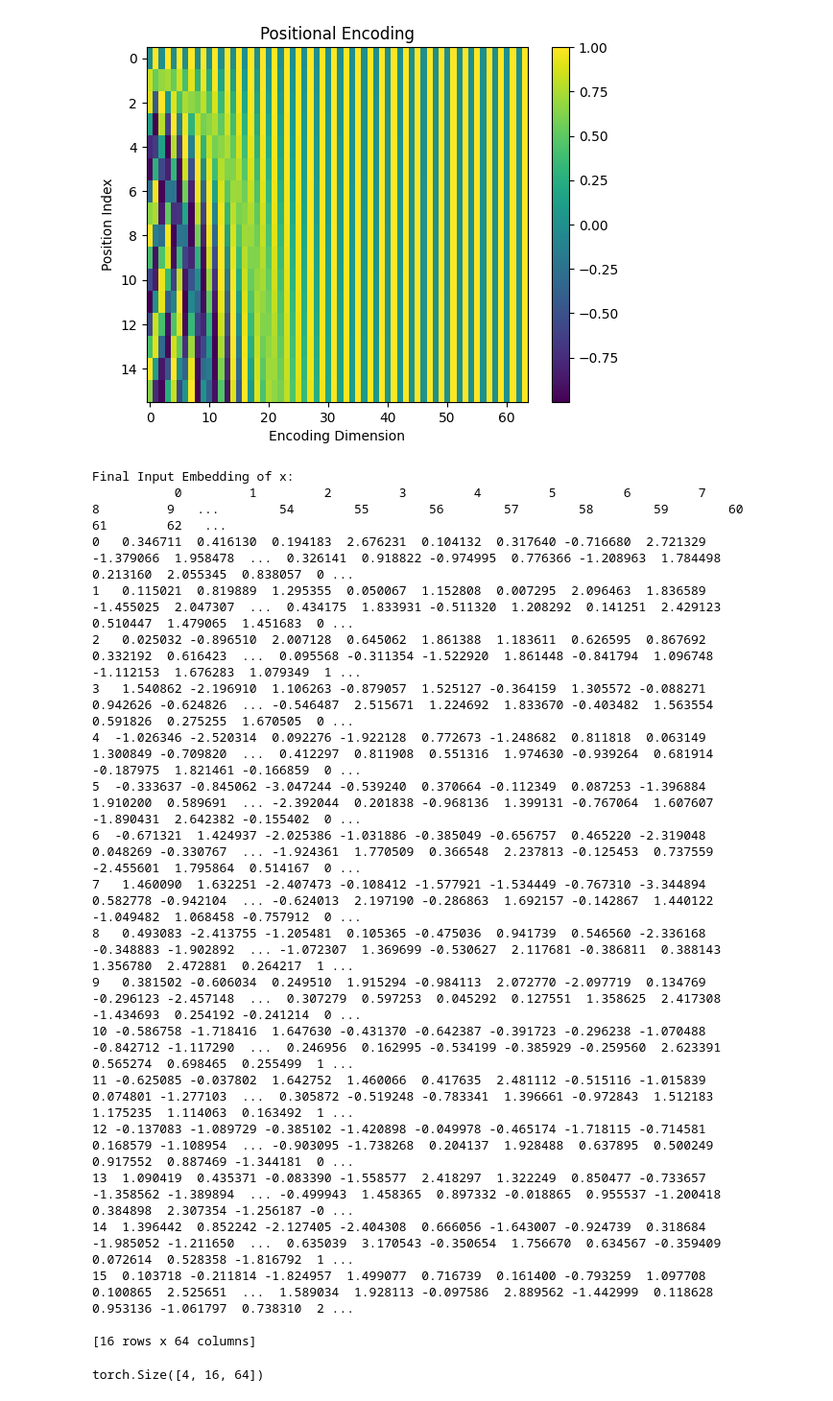
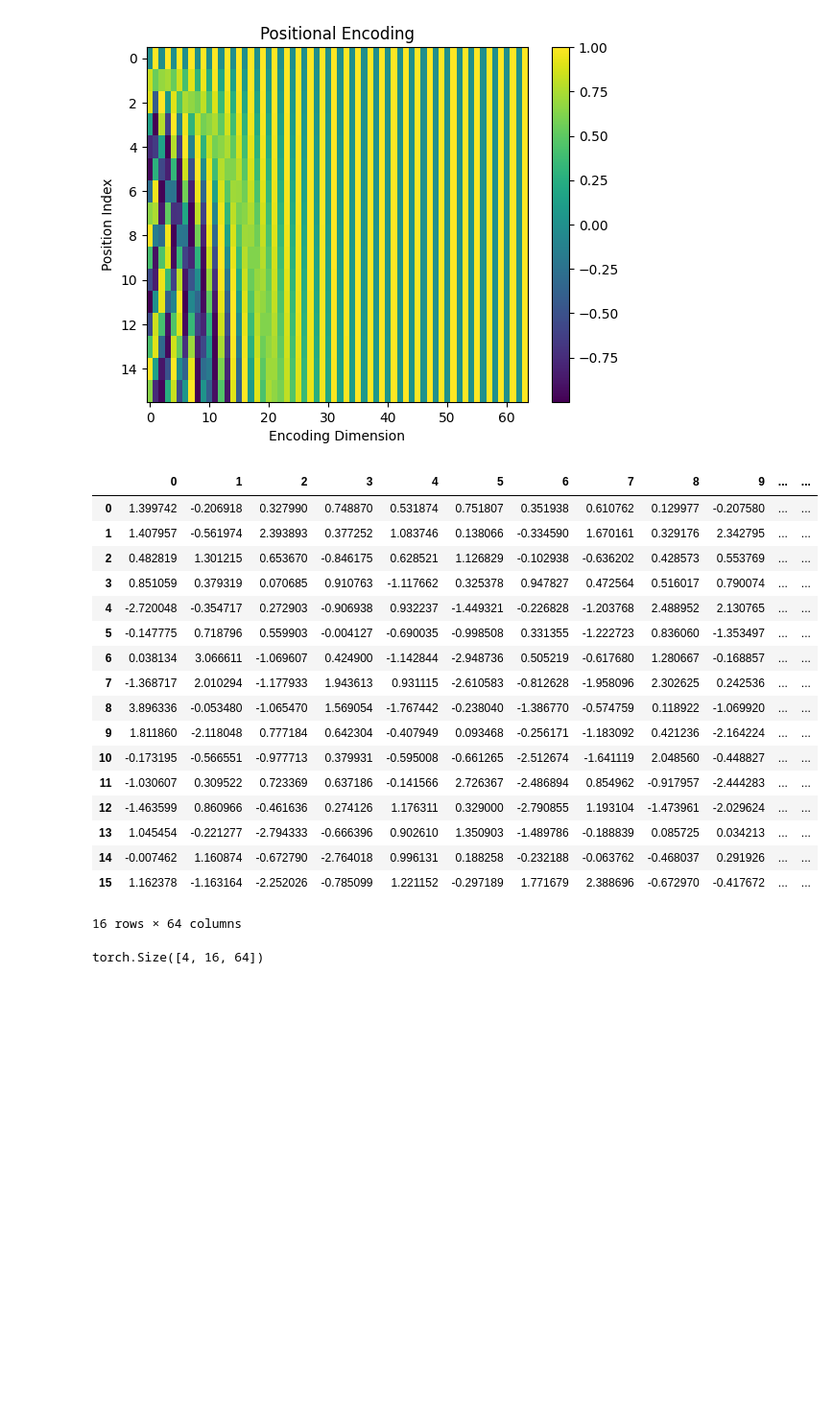
Before and after one commit to waylandzhang/Transformer-from-scratch, a Jupyter notebook: step-by-step.ipynb, the cells around one changed output. Shown at 96% size. Saved outputs shown, nothing was run; the diff lists cells and outputs as text; code cells hidden in the pictures; blank space fills up the shorter version.

```diff
--- a/step-by-step.ipynb
+++ b/step-by-step.ipynb
@@ -45,12 +45,11 @@ with open('sales_textbook.txt', 'r', encoding='utf-8') as f:
 # %%
 # Using TikToken to tokenize the source text
 encoding = tiktoken.get_encoding("cl100k_base")
-tokenized_text = encoding.encode(text) # size of tokenized source text is 77,919
-vocab_size = len(set(tokenized_text)) # size of vocabulary is 3,771
-max_token_value = max(tokenized_text)
+tokenized_text = encoding.encode(text)
+tokenized_text = torch.tensor(tokenized_text, dtype=torch.long, device=device) # Convert tokens into a tensor
+max_token_value = tokenized_text.max().item() # the maximum index value in our vocabulary
 
 print(f"Tokenized text size: {len(tokenized_text)}")
-print(f"Vocabulary size: {vocab_size}")
 print(f"The maximum value in the tokenized text is: {max_token_value}")
 # %% [output]
 Tokenized text size: 77919
@@ -173,31 +150,28 @@ visualize_pe(position_encoding_lookup_table2_np)
 [figure]
 # %%
 # Add positional encoding into the input embedding vector
-input_embedding_x = x + position_encoding_lookup_table # [4, 16, 64] [batch_size, context_length, d_model]
-input_embedding_y = y + position_encoding_lookup_table
-x_plot = input_embedding_x[0].detach().cpu().numpy()
-print("Final Input Embedding of x: \n", pd.DataFrame(x_plot))
+input_embedding_x = x_batch_embedding + position_encoding_lookup_table # [4, 16, 64] [batch_size, context_length, d_model]
+input_embedding_y = y_batch_embedding + position_encoding_lookup_table
+pd.DataFrame(input_embedding_x[0].detach().cpu().numpy())
 # %% [output]
+|  | 0 | 1 | 2 | 3 | 4 | 5 | 6 | 7 | 8 | 9 | ... | ... |
+| 0 | 1.399742 | -0.206918 | 0.327990 | 0.748870 | 0.531874 | 0.751807 | 0.351938 | 0.610762 | 0.129977 | -0.207580 | ... | ... |
+| 1 | 1.407957 | -0.561974 | 2.393893 | 0.377252 | 1.083746 | 0.138066 | -0.334590 | 1.670161 | 0.329176 | 2.342795 | ... | ... |
+| 2 | 0.482819 | 1.301215 | 0.653670 | -0.846175 | 0.628521 | 1.126829 | -0.102938 | -0.636202 | 0.428573 | 0.553769 | ... | ... |
+| 3 | 0.851059 | 0.379319 | 0.070685 | 0.910763 | -1.117662 | 0.325378 | 0.947827 | 0.472564 | 0.516017 | 0.790074 | ... | ... |
+| 4 | -2.720048 | -0.354717 | 0.272903 | -0.906938 | 0.932237 | -1.449321 | -0.226828 | -1.203768 | 2.488952 | 2.130765 | ... | ... |
+| 5 | -0.147775 | 0.718796 | 0.559903 | -0.004127 | -0.690035 | -0.998508 | 0.331355 | -1.222723 | 0.836060 | -1.353497 | ... | ... |
+| 6 | 0.038134 | 3.066611 | -1.069607 | 0.424900 | -1.142844 | -2.948736 | 0.505219 | -0.617680 | 1.280667 | -0.168857 | ... | ... |
+| 7 | -1.368717 | 2.010294 | -1.177933 | 1.943613 | 0.931115 | -2.610583 | -0.812628 | -1.958096 | 2.302625 | 0.242536 | ... | ... |
+| 8 | 3.896336 | -0.053480 | -1.065470 | 1.569054 | -1.767442 | -0.238040 | -1.386770 | -0.574759 | 0.118922 | -1.069920 | ... | ... |
+| 9 | 1.811860 | -2.118048 | 0.777184 | 0.642304 | -0.407949 | 0.093468 | -0.256171 | -1.183092 | 0.421236 | -2.164224 | ... | ... |
+| 10 | -0.173195 | -0.566551 | -0.977713 | 0.379931 | -0.595008 | -0.661265 | -2.512674 | -1.641119 | 2.048560 | -0.448827 | ... | ... |
+| 11 | -1.030607 | 0.309522 | 0.723369 | 0.637186 | -0.141566 | 2.726367 | -2.486894 | 0.854962 | -0.917957 | -2.444283 | ... | ... |
+| 12 | -1.463599 | 0.860966 | -0.461636 | 0.274126 | 1.176311 | 0.329000 | -2.790855 | 1.193104 | -1.473961 | -2.029624 | ... | ... |
+| 13 | 1.045454 | -0.221277 | -2.794333 | -0.666396 | 0.902610 | 1.350903 | -1.489786 | -0.188839 | 0.085725 | 0.034213 | ... | ... |
+| 14 | -0.007462 | 1.160874 | -0.672790 | -2.764018 | 0.996131 | 0.188258 | -0.232188 | -0.063762 | -0.468037 | 0.291926 | ... | ... |
+| 15 | 1.162378 | -1.163164 | -2.252026 | -0.785099 | 1.221152 | -0.297189 | 1.771679 | 2.388696 | -0.672970 | -0.417672 | ... | ... |
-Final Input Embedding of x:
-           0         1         2         3         4         5         6         7         8         9   ...        54        55        56        57        58        59        60        61        62   ...
-0   0.346711  0.416130  0.194183  2.676231  0.104132  0.317640 -0.716680  2.721329 -1.379066  1.958478  ...  0.326141  0.918822 -0.974995  0.776366 -1.208963  1.784498  0.213160  2.055345  0.838057  0 ...
-1   0.115021  0.819889  1.295355  0.050067  1.152808  0.007295  2.096463  1.836589 -1.455025  2.047307  ...  0.434175  1.833931 -0.511320  1.208292  0.141251  2.429123  0.510447  1.479065  1.451683  0 ...
-2   0.025032 -0.896510  2.007128  0.645062  1.861388  1.183611  0.626595  0.867692  0.332192  0.616423  ...  0.095568 -0.311354 -1.522920  1.861448 -0.841794  1.096748 -1.112153  1.676283  1.079349  1 ...
-3   1.540862 -2.196910  1.106263 -0.879057  1.525127 -0.364159  1.305572 -0.088271  0.942626 -0.624826  ... -0.546487  2.515671  1.224692  1.833670 -0.403482  1.563554  0.591826  0.275255  1.670505  0 ...
-4  -1.026346 -2.520314  0.092276 -1.922128  0.772673 -1.248682  0.811818  0.063149  1.300849 -0.709820  ...  0.412297  0.811908  0.551316  1.974630 -0.939264  0.681914 -0.187975  1.821461 -0.166859  0 ...
-5  -0.333637 -0.845062 -3.047244 -0.539240  0.370664 -0.112349  0.087253 -1.396884  1.910200  0.589691  ... -2.392044  0.201838 -0.968136  1.399131 -0.767064  1.607607 -1.890431  2.642382 -0.155402  0 ...
-6  -0.671321  1.424937 -2.025386 -1.031886 -0.385049 -0.656757  0.465220 -2.319048  0.048269 -0.330767  ... -1.924361  1.770509  0.366548  2.237813 -0.125453  0.737559 -2.455601  1.795864  0.514167  0 ...
-7   1.460090  1.632251 -2.407473 -0.108412 -1.577921 -1.534449 -0.767310 -3.344894  0.582778 -0.942104  ... -0.624013  2.197190 -0.286863  1.692157 -0.142867  1.440122 -1.049482  1.068458 -0.757912  0 ...
-8   0.493083 -2.413755 -1.205481  0.105365 -0.475036  0.941739  0.546560 -2.336168 -0.348883 -1.902892  ... -1.072307  1.369699 -0.530627  2.117681 -0.386811  0.388143  1.356780  2.472881  0.264217  1 ...
-9   0.381502 -0.606034  0.249510  1.915294 -0.984113  2.072770 -2.097719  0.134769 -0.296123 -2.457148  ...  0.307279  0.597253  0.045292  0.127551  1.358625  2.417308 -1.434693  0.254192 -0.241214  0 ...
-10 -0.586758 -1.718416  1.647630 -0.431370 -0.642387 -0.391723 -0.296238 -1.070488 -0.842712 -1.117290  ...  0.246956  0.162995 -0.534199 -0.385929 -0.259560  2.623391  0.565274  0.698465  0.255499  1 ...
-11 -0.625085 -0.037802  1.642752  1.460066  0.417635  2.481112 -0.515116 -1.015839  0.074801 -1.277103  ...  0.305872 -0.519248 -0.783341  1.396661 -0.972843  1.512183  1.175235  1.114063  0.163492  1 ...
-12 -0.137083 -1.089729 -0.385102 -1.420898 -0.049978 -0.465174 -1.718115 -0.714581  0.168579 -1.108954  ... -0.903095 -1.738268  0.204137  1.928488  0.637895  0.500249  0.917552  0.887469 -1.344181  0 ...
-13  1.090419  0.435371 -0.083390 -1.558577  2.418297  1.322249  0.850477 -0.733657 -1.358562 -1.389894  ... -0.499943  1.458365  0.897332 -0.018865  0.955537 -1.200418  0.384898  2.307354 -1.256187 -0 ...
-14  1.396442  0.852242 -2.127405 -2.404308  0.666056 -1.643007 -0.924739  0.318684 -1.985052 -1.211650  ...  0.635039  3.170543 -0.350654  1.756670  0.634567 -0.359409  0.072614  0.528358 -1.816792  1 ...
-15  0.103718 -0.211814 -1.824957  1.499077  0.716739  0.161400 -0.793259  1.097708  0.100865  2.525651  ...  1.589034  1.928113 -0.097586  2.889562 -1.442999  0.118628  0.953136 -1.061797  0.738310  2 ...
-
-[16 rows x 64 columns]
+16 rows × 64 columns
 # %%
 # Prepare Query, Key, Value for Multi-head Attention
 X = input_embedding_x
```
Also changed, not shown: parts of 28 cells of this notebook.
